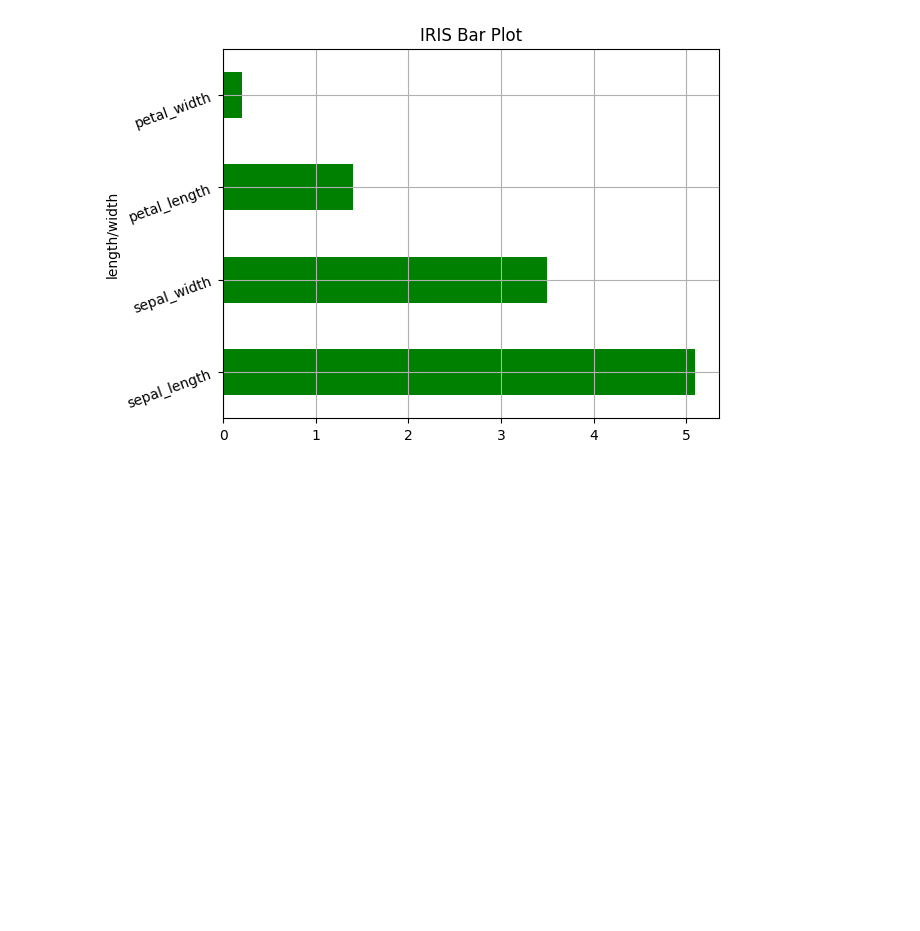
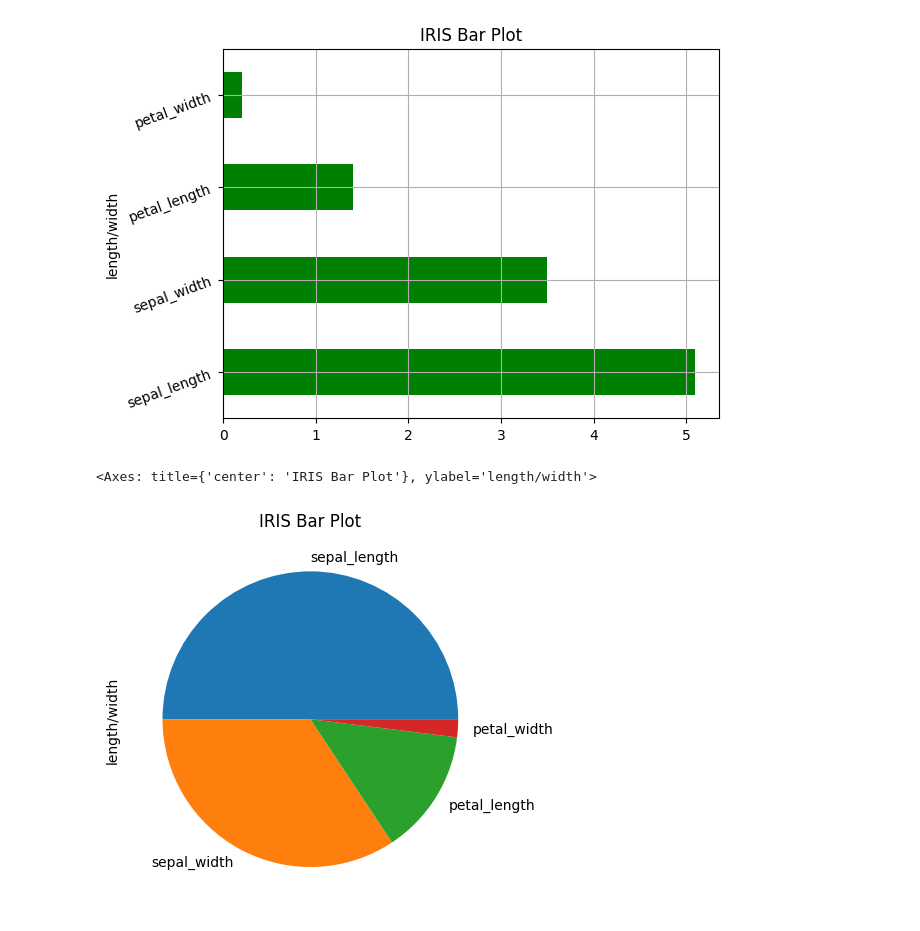
Before and after one commit to arashniroomand/MachineLearning, a Jupyter notebook: Practical_MasterClass/DataVisualization.ipynb, the cells around one changed output. Saved outputs shown, nothing was run; the diff lists cells and outputs as text; code cells hidden in the pictures; blank space fills up the shorter version.

Commit message:
Working on Data Visualization

```diff
--- a/Practical_MasterClass/DataVisualization.ipynb
+++ b/Practical_MasterClass/DataVisualization.ipynb
@@ -132,3 +132,8 @@ df.plot.barh(color = 'green', fontsize = 10, title = 'IRIS Bar Plot', ylabel = '
 <Axes: title={'center': 'IRIS Bar Plot'}, ylabel='length/width'>
 [figure]
 [figure]
+# %%
+df.plot.pie(title = 'IRIS Bar Plot', ylabel = 'length/width', rot = 20)
+# %% [output]
+<Axes: title={'center': 'IRIS Bar Plot'}, ylabel='length/width'>
+[figure, added]
```
Also changed, not shown: parts of 3 cells of this notebook.
